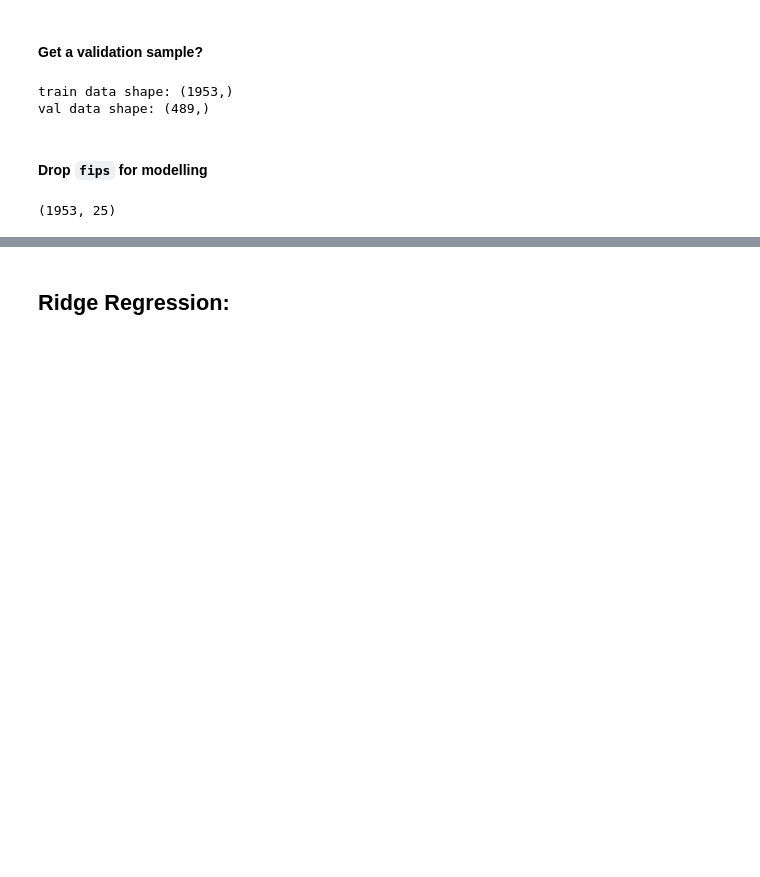
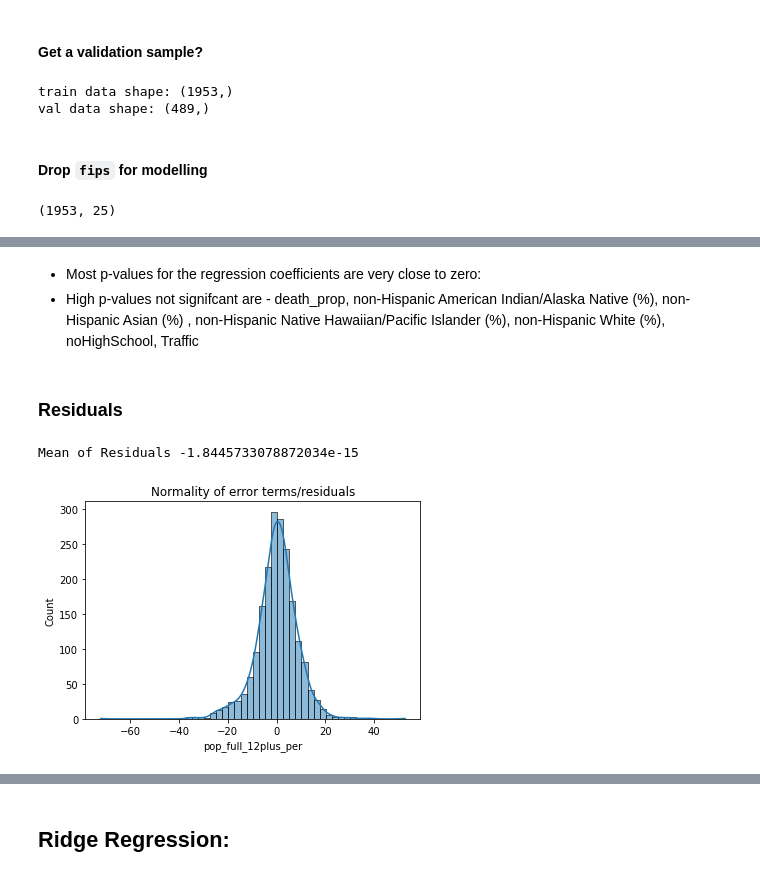
Before and after one commit to ralidimitrova/DS4A_team27, a Jupyter notebook: prediction_modelling/prediction_modelling.ipynb, the cells around one changed output, grey strips where cells are left out. Drawn from its saved outputs; the diff is of its cells as text; code cells hidden in the pictures; blank space fills up the shorter version.

Commit message:
regression + ETR update

```diff
--- a/prediction_modelling/prediction_modelling.ipynb
+++ b/prediction_modelling/prediction_modelling.ipynb
@@ -176,0 +215,17 @@ plt.show()
+# %% [markdown]
+- Most p-values for the regression coefficients are very close to zero:
+- High p-values not signifcant are - death_prop, non-Hispanic American Indian/Alaska Native (%), non-Hispanic Asian (%) , non-Hispanic Native Hawaiian/Pacific Islander (%), non-Hispanic White (%), noHighSchool, Traffic
+# %% [markdown]
+### Residuals
+# %%
+residuals = y_train - y_train_reg
+mean_residuals = np.mean(residuals)
+print("Mean of Residuals {}".format(mean_residuals))
+# %% [output]
+Mean of Residuals -1.8445733078872034e-15
+# %%
+sns.histplot(residuals,kde=True, bins = 50)
+plt.title('Normality of error terms/residuals')
+plt.show()
+# %% [output]
+[figure, added]
```
Also changed, not shown: parts of 47 cells of this notebook.
